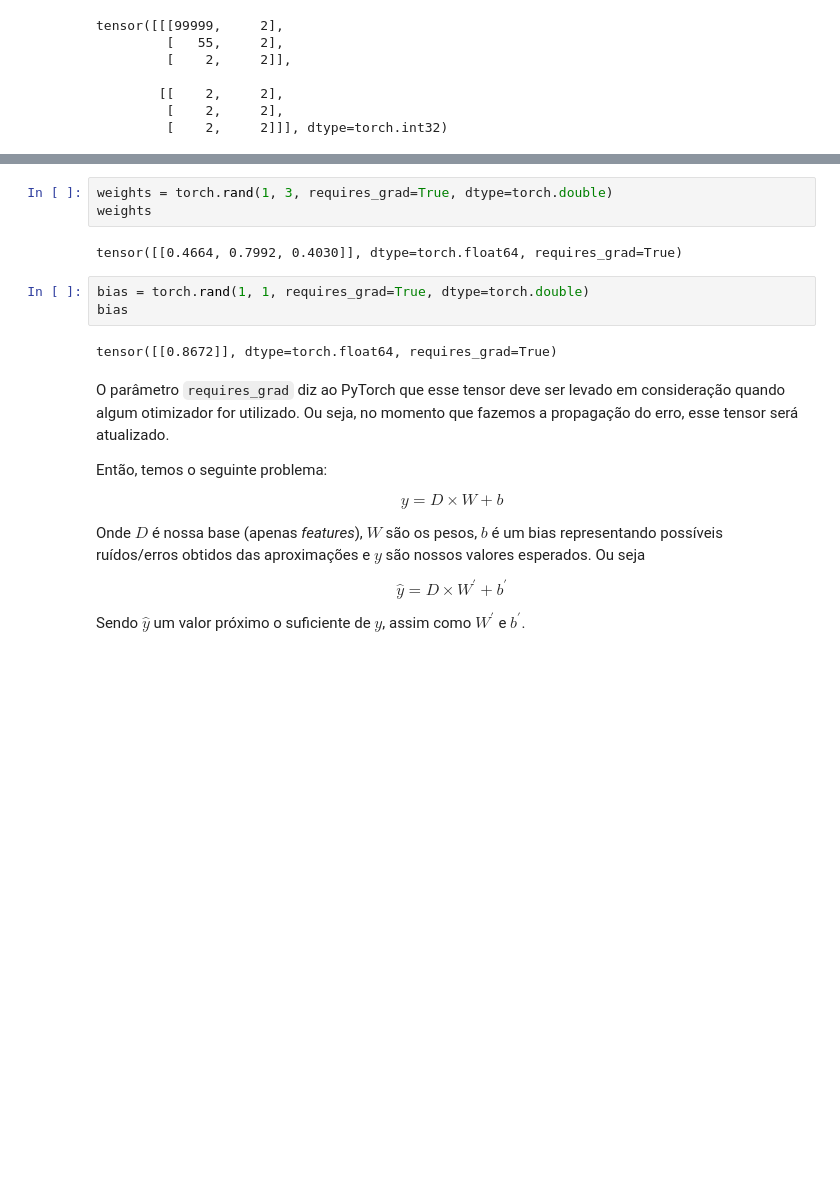
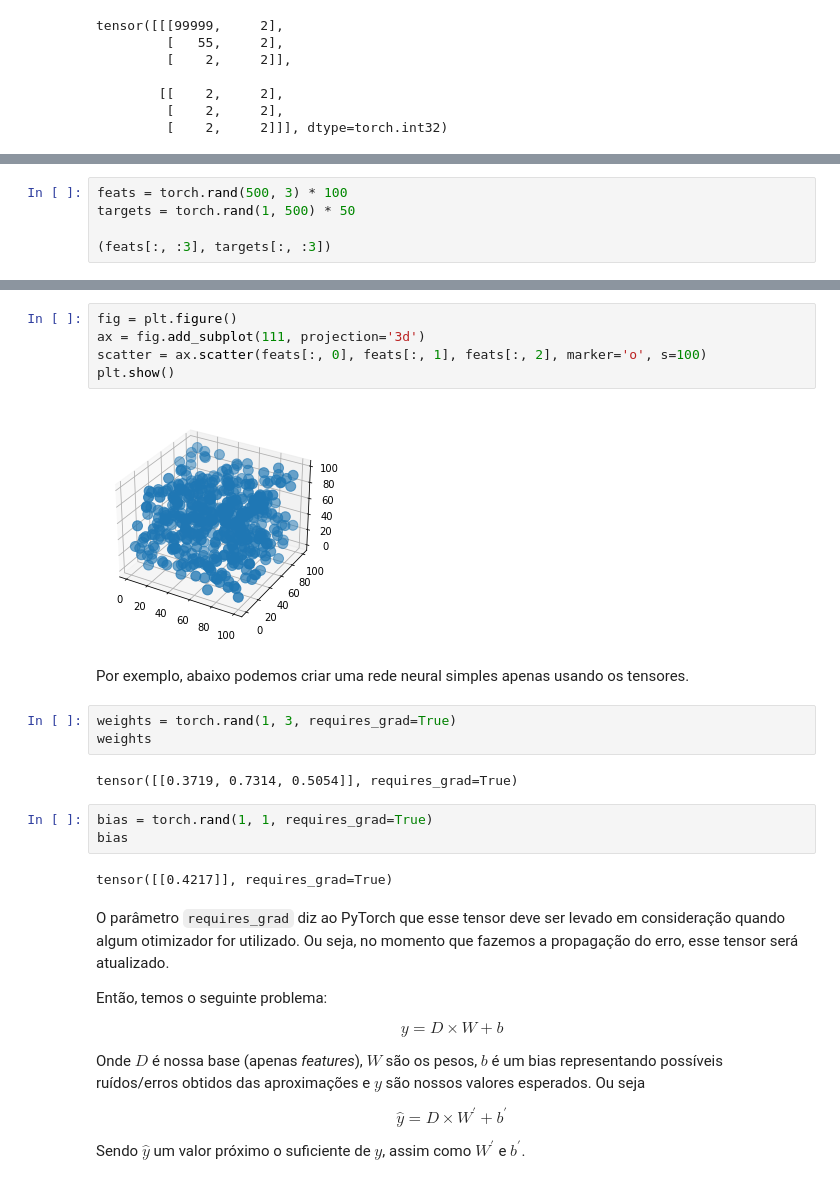
Before and after one commit to thalesaguiar21/fakenews, a Jupyter notebook: notebooks/aula04.ipynb, the cells around one changed output, grey strips where cells are left out. Cells and saved outputs as stored; diff of their text form; blank space fills up the shorter version.

Commit message:
Fixed tensor neural net section

```diff
--- a/notebooks/aula04.ipynb
+++ b/notebooks/aula04.ipynb
@@ -179,0 +180,5 @@ O PyTorch permite criar modelos neurais com bastante facilidade e praticidade. T
+# %%
+feats = torch.rand(500, 3) * 100
+targets = torch.rand(1, 500) * 50
+
+(feats[:, :3], targets[:, :3])
@@ -180,13 +194,22 @@ O PyTorch permite criar modelos neurais com bastante facilidade e praticidade. T
+# %%
+fig = plt.figure()
+ax = fig.add_subplot(111, projection='3d')
+scatter = ax.scatter(feats[:, 0], feats[:, 1], feats[:, 2], marker='o', s=100)
+plt.show()
+# %% [output]
+[figure, added]
+# %% [markdown]
+Por exemplo, abaixo podemos criar uma rede neural simples apenas usando os tensores.
 # %%
-weights = torch.rand(1, 3, requires_grad=True, dtype=torch.double)
+weights = torch.rand(1, 3, requires_grad=True)
 weights
 # %% [output]
-tensor([[0.4664, 0.7992, 0.4030]], dtype=torch.float64, requires_grad=True)
+tensor([[0.3719, 0.7314, 0.5054]], requires_grad=True)
 # %%
-bias = torch.rand(1, 1, requires_grad=True, dtype=torch.double)
+bias = torch.rand(1, 1, requires_grad=True)
 bias
 # %% [output]
-tensor([[0.8672]], dtype=torch.float64, requires_grad=True)
+tensor([[0.4217]], requires_grad=True)
 # %% [markdown]
 O parâmetro `requires_grad` diz ao PyTorch que esse tensor deve ser levado em consideração quando algum otimizador for utilizado. Ou seja, no momento que fazemos a propagação do erro, esse tensor será atualizado.
 
```
Also changed, not shown: parts of 19 cells of this notebook.
